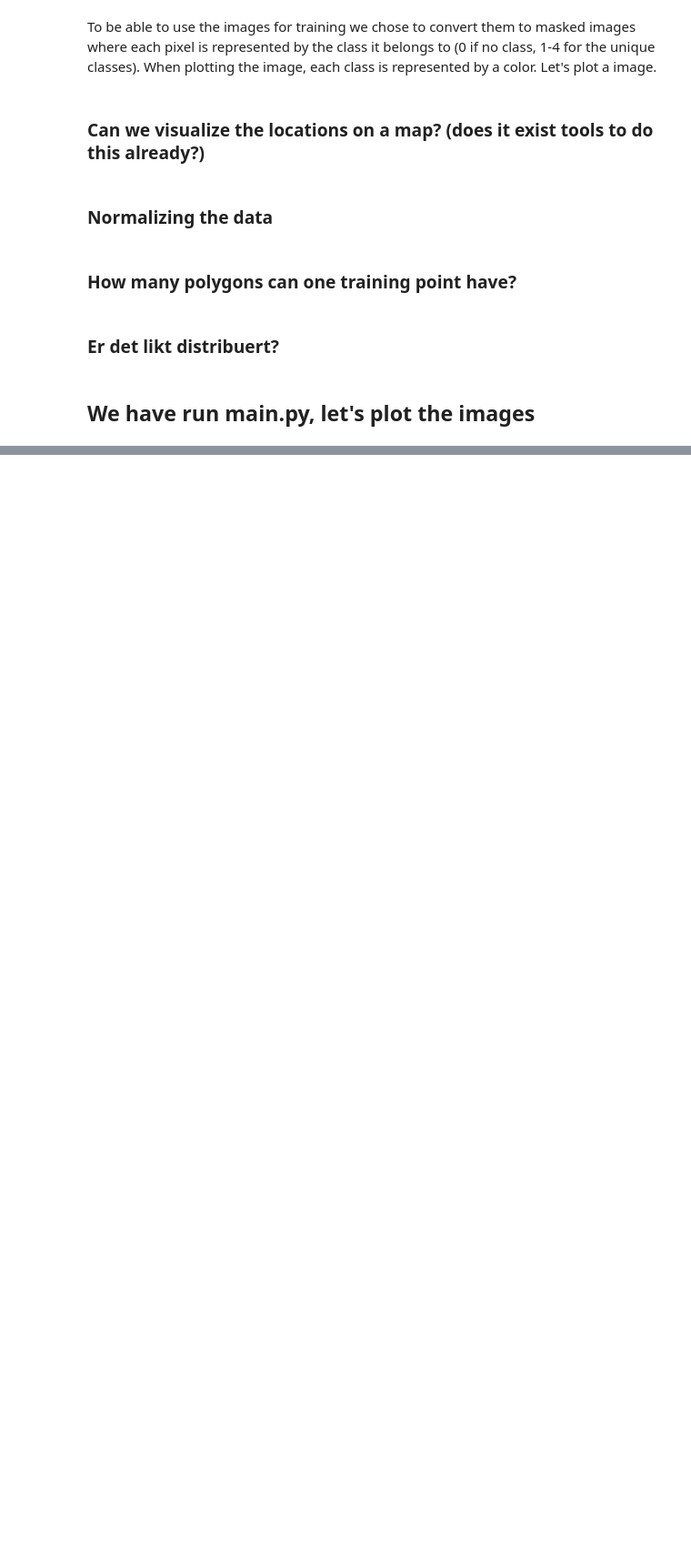
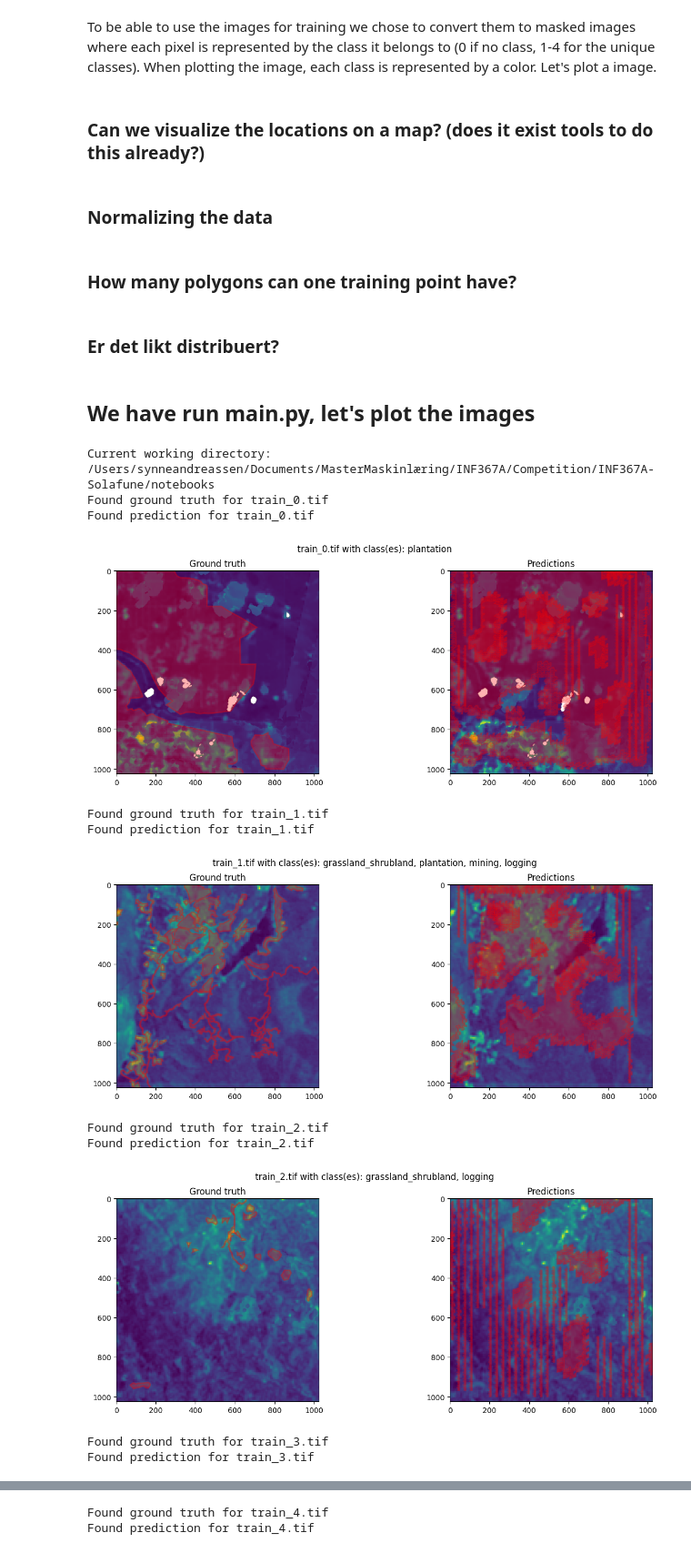
Before and after one commit to synneremmen/INF367A-Solafune, a Jupyter notebook: notebooks/EDA.ipynb, the cells around one changed output, grey strips where cells are left out. Shown at 91% size. Cells and saved outputs as stored; diff of their text form; code cells hidden in the pictures; blank space fills up the shorter version.

Commit message:
evaluation fixed, og plotting mulig

```diff
--- a/notebooks/EDA.ipynb
+++ b/notebooks/EDA.ipynb
@@ -173,0 +171,22 @@ plot_images(folder_path, num_plots=1, type="eval")
+# %%
+print(f"Current working directory: {os.getcwd()}")
+
+with open("./../data/predictions/output.json", "r") as f:
+    predictions = json.load(f)
+
+for elem in predictions["images"]:
+    path = elem["file_name"]
+    plot_predictions(path)
+# %% [output]
+Current working directory: /Users/synneandreassen/Documents/MasterMaskinlæring/INF367A/Competition/INF367A-Solafune/notebooks
+Found ground truth for train_0.tif
+Found prediction for train_0.tif
+[figure, added]
+Found ground truth for train_1.tif
+Found prediction for train_1.tif
+[figure, added]
+Found ground truth for train_2.tif
+Found prediction for train_2.tif
+[figure, added]
+Found ground truth for train_3.tif
+Found prediction for train_3.tif
@@ -173,0 +194,2 @@ plot_images(folder_path, num_plots=1, type="eval")
+Found ground truth for train_4.tif
+Found prediction for train_4.tif
```
Also changed, not shown: parts of 3 cells of this notebook, 4 other files.
